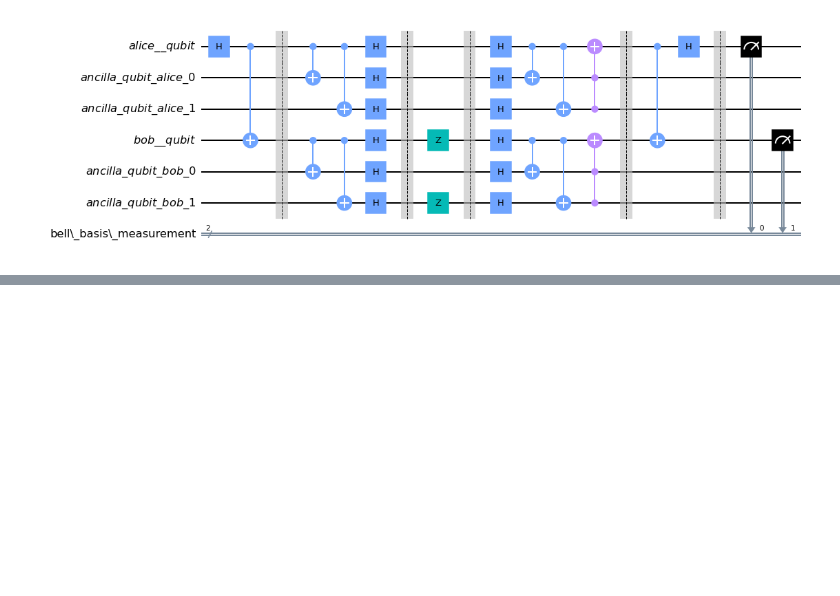
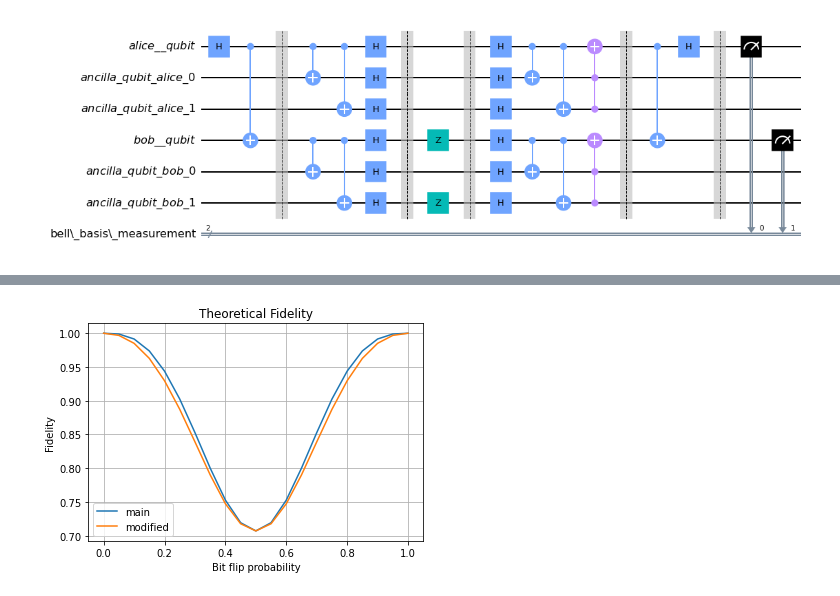
Before and after one commit to syedshubha/qec-bell-pair-fidelity, a Jupyter notebook: five_qubit_repetition.ipynb, the cells around one changed output, grey strips where cells are left out. Cells and saved outputs as stored; diff of their text form; code cells hidden in the pictures; blank space fills up the shorter version.

```diff
--- a/five_qubit_repetition.ipynb
+++ b/five_qubit_repetition.ipynb
@@ -314,0 +464,16 @@ repetition_code_qc.draw(output='mpl').savefig("Phaseflip.png",dpi=400,bbox_inche
+# %%
+p=linspace(0,1,21)
+fid4=0
+for i in range(11):
+     fid4+= c3[i]*(p**i)*((1-p)**(10-i))
+# %%
+plot(p,sqrt(fid3), label="main")
+plot(p,sqrt(fid4), label="modified")
+title("Theoretical Fidelity")
+xlabel("Bit flip probability")
+ylabel("Fidelity")
+grid()
+legend()
+savefig("t.png",dpi=400,bbox_inches="tight")
+# %% [output]
+[figure, added]
```
Also changed, not shown: parts of 4 cells of this notebook.
